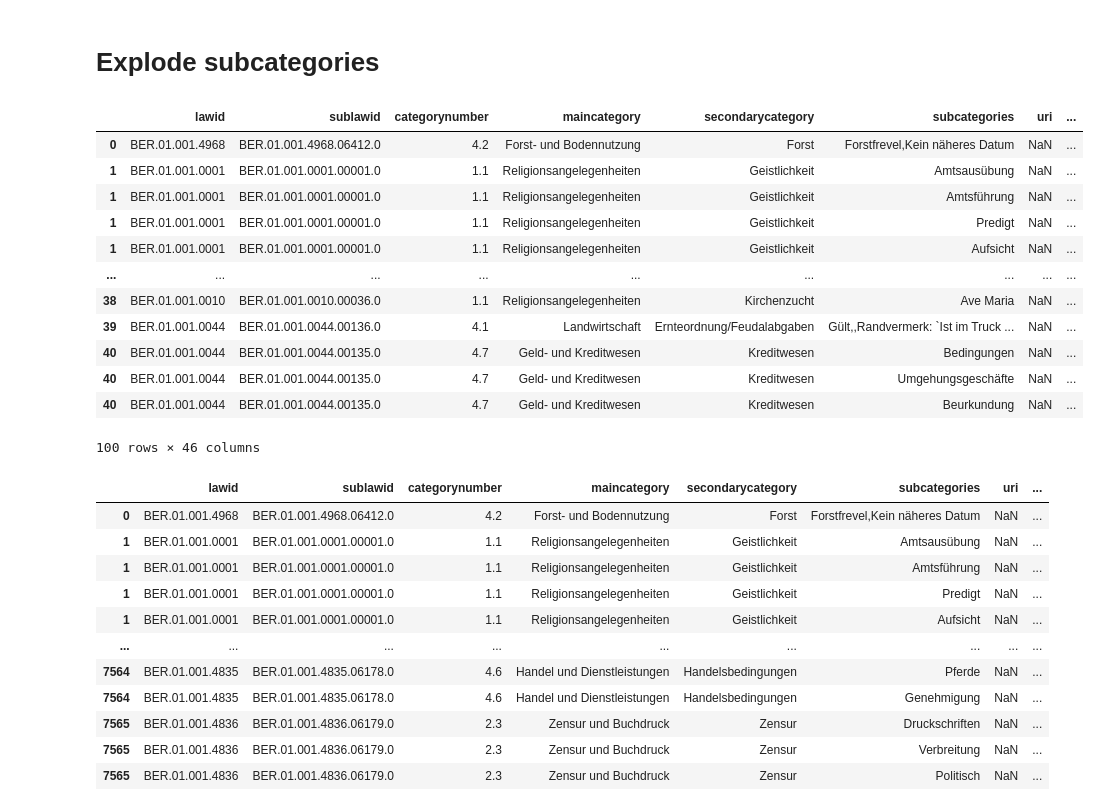
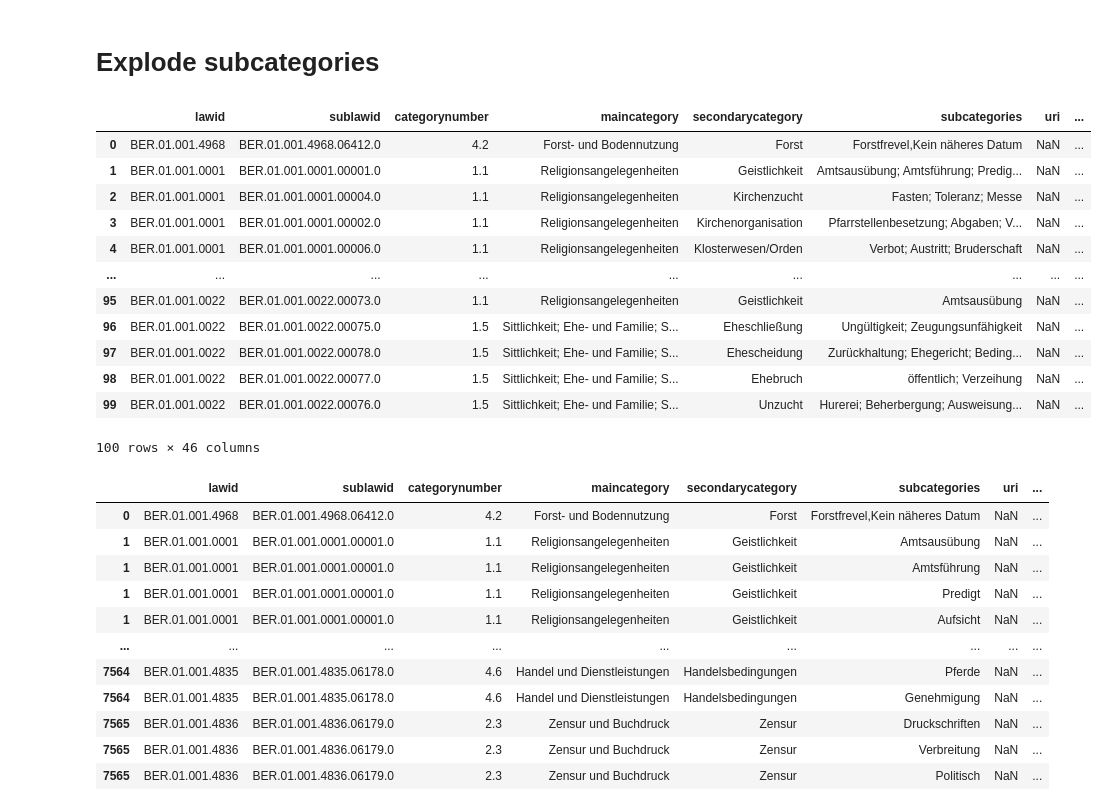
Before and after one commit to CARomein/AGOT, a Jupyter notebook: counting_subcategories.ipynb, the cells around one changed output. Saved outputs shown, nothing was run; the diff lists cells and outputs as text; code cells hidden in the pictures.

```diff
--- a/counting_subcategories.ipynb
+++ b/counting_subcategories.ipynb
@@ -5,22 +5,36 @@ import pandas as pd
 #load Pandas for data structures and operations for manipulating numerical tables and time series.
 import numpy as np
 #Load NumPy for linear algebra/ Numerical Python
-# %%
-012
-# %% [output]
-|  | lawid | sublawid | categorynumber | maincategory | secondarycategory | subcategories | uri | ... |
-| 0 | BER.01.001.4968 | BER.01.001.4968.06412.0 | 4.2 | Forst- und Bodennutzung | Forst | Forstfrevel,Kein näheres Datum | NaN | ... |
-| 1 | BER.01.001.0001 | BER.01.001.0001.00001.0 | 1.1 | Religionsangelegenheiten | Geistlichkeit | Amtsausübung | NaN | ... |
-| 1 | BER.01.001.0001 | BER.01.001.0001.00001.0 | 1.1 | Religionsangelegenheiten | Geistlichkeit | Amtsführung | NaN | ... |
-| 1 | BER.01.001.0001 | BER.01.001.0001.00001.0 | 1.1 | Religionsangelegenheiten | Geistlichkeit | Predigt | NaN | ... |
-| 1 | BER.01.001.0001 | BER.01.001.0001.00001.0 | 1.1 | Religionsangelegenheiten | Geistlichkeit | Aufsicht | NaN | ... |
-| ... | ... | ... | ... | ... | ... | ... | ... | ... |
-| 38 | BER.01.001.0010 | BER.01.001.0010.00036.0 | 1.1 | Religionsangelegenheiten | Kirchenzucht | Ave Maria | NaN | ... |
-| 39 | BER.01.001.0044 | BER.01.001.0044.00136.0 | 4.1 | Landwirtschaft | Ernteordnung/Feudalabgaben | Gült,,Randvermerk: `Ist im Truck ... | NaN | ... |
-| 40 | BER.01.001.0044 | BER.01.001.0044.00135.0 | 4.7 | Geld- und Kreditwesen | Kreditwesen | Bedingungen | NaN | ... |
-| 40 | BER.01.001.0044 | BER.01.001.0044.00135.0 | 4.7 | Geld- und Kreditwesen | Kreditwesen | Umgehungsgeschäfte | NaN | ... |
-| 40 | BER.01.001.0044 | BER.01.001.0044.00135.0 | 4.7 | Geld- und Kreditwesen | Kreditwesen | Beurkundung | NaN | ... |
-100 rows × 46 columns
+# %%
+bern = (
+    pd.read_csv('bern_matters_expanded.csv')
+    .rename(str.lower, axis='columns')
+)
+
+# Met de volgende regel maken we van de waarde in het veld subcategories een array (list)
+# door te splitsen op de '; ' die tussen elke subcategorie staat.
+bern = bern.assign( matters=bern[ 'subcategories' ].str.split( ', ' ) )
+
+# Met de functie 'explode' kunnen we nu voor elke subcategorie in die array
+# een duplicaat-regel aanmaken.
+bern = bern.explode( 'subcategories' )
+
+# Bestudeer het effect in deze eerste 100 regels
+bern.head( n=100 )
+# %% [output]
+|  | lawid | sublawid | categorynumber | maincategory | secondarycategory | subcategories | uri | ... |
+| 0 | BER.01.001.4968 | BER.01.001.4968.06412.0 | 4.2 | Forst- und Bodennutzung | Forst | Forstfrevel,Kein näheres Datum | NaN | ... |
+| 1 | BER.01.001.0001 | BER.01.001.0001.00001.0 | 1.1 | Religionsangelegenheiten | Geistlichkeit | Amtsausübung; Amtsführung; Predig... | NaN | ... |
+| 2 | BER.01.001.0001 | BER.01.001.0001.00004.0 | 1.1 | Religionsangelegenheiten | Kirchenzucht | Fasten; Toleranz; Messe | NaN | ... |
+| 3 | BER.01.001.0001 | BER.01.001.0001.00002.0 | 1.1 | Religionsangelegenheiten | Kirchenorganisation | Pfarrstellenbesetzung; Abgaben; V... | NaN | ... |
+| 4 | BER.01.001.0001 | BER.01.001.0001.00006.0 | 1.1 | Religionsangelegenheiten | Klosterwesen/Orden | Verbot; Austritt; Bruderschaft | NaN | ... |
+| ... | ... | ... | ... | ... | ... | ... | ... | ... |
+| 95 | BER.01.001.0022 | BER.01.001.0022.00073.0 | 1.1 | Religionsangelegenheiten | Geistlichkeit | Amtsausübung | NaN | ... |
+| 96 | BER.01.001.0022 | BER.01.001.0022.00075.0 | 1.5 | Sittlichkeit; Ehe- und Familie; S... | Eheschließung | Ungültigkeit; Zeugungsunfähigkeit | NaN | ... |
+| 97 | BER.01.001.0022 | BER.01.001.0022.00078.0 | 1.5 | Sittlichkeit; Ehe- und Familie; S... | Ehescheidung | Zurückhaltung; Ehegericht; Beding... | NaN | ... |
+| 98 | BER.01.001.0022 | BER.01.001.0022.00077.0 | 1.5 | Sittlichkeit; Ehe- und Familie; S... | Ehebruch | öffentlich; Verzeihung | NaN | ... |
+| 99 | BER.01.001.0022 | BER.01.001.0022.00076.0 | 1.5 | Sittlichkeit; Ehe- und Familie; S... | Unzucht | Hurerei; Beherbergung; Ausweisung... | NaN | ... |
+100 rows × 46 columns
 # %%
 # Merk op dat de tabel nu dus veel meer regels heeft!
 # Voor elke subcategorie in een regel is er nu een duplicaat-regel.
```
